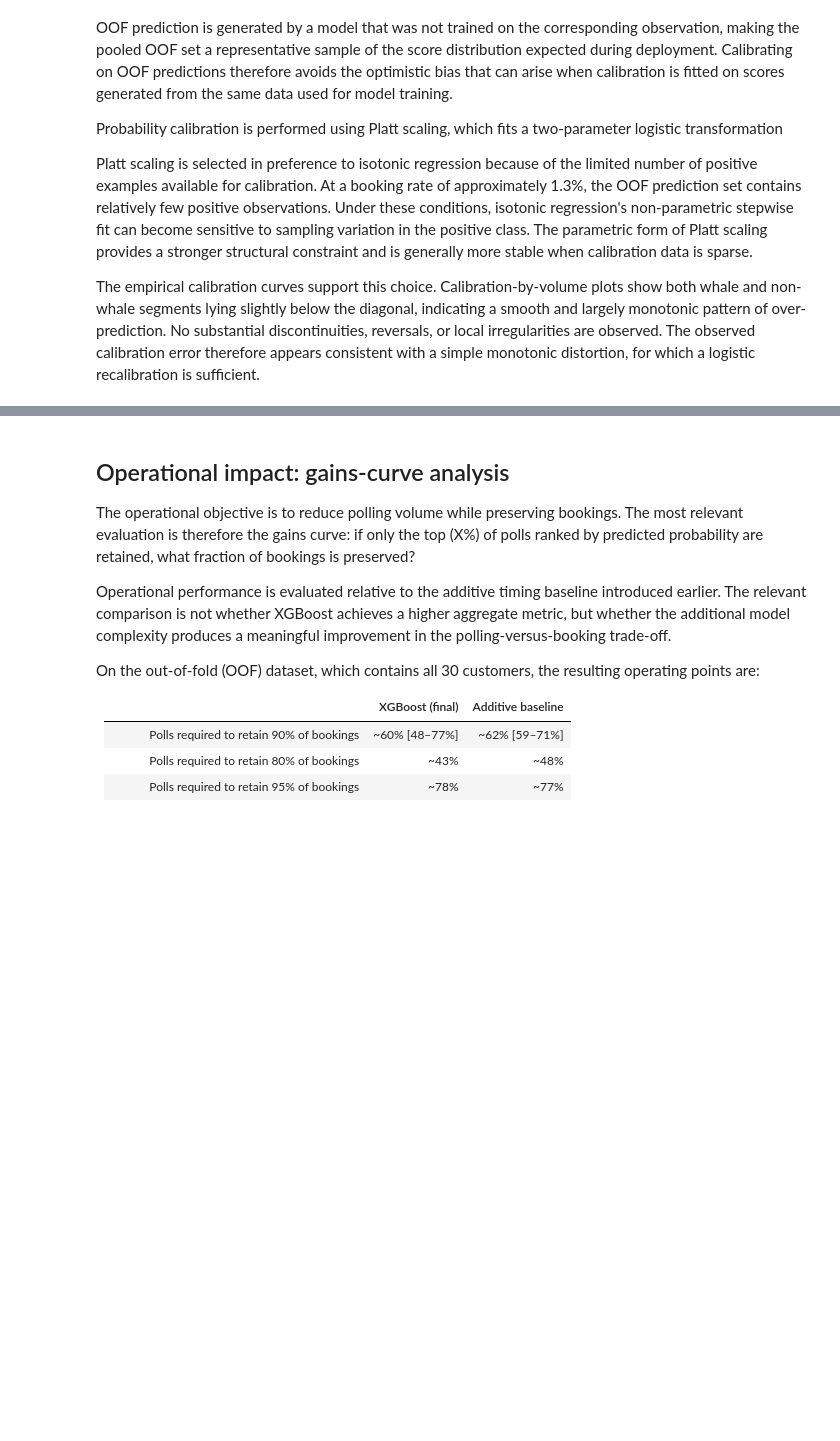
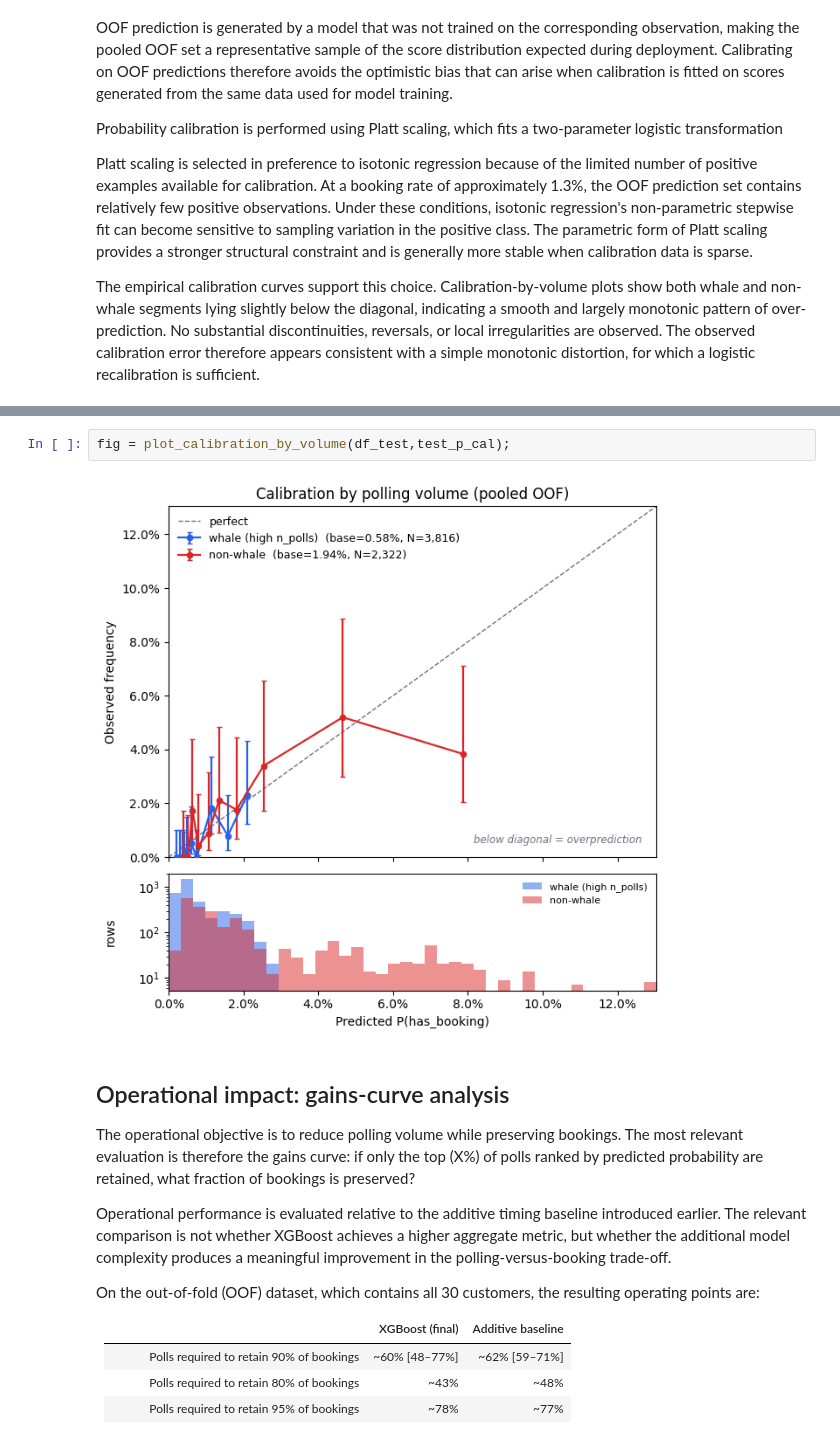
Before and after one commit to jun000111/cdc_ml, a Jupyter notebook: reports/4.01-report.ipynb, the cells around one changed output, grey strips where cells are left out. Cells and saved outputs as stored; diff of their text form; blank space fills up the shorter version.

```diff
--- a/reports/4.01-report.ipynb
+++ b/reports/4.01-report.ipynb
@@ -619,3 +622,7 @@ fig = plot_calibration_by_volume(df_train,p_oof);
+# %%
+fig = plot_calibration_by_volume(df_test,test_p_cal);
+# %% [output]
+[figure, added]
 # %% [markdown]
 ## Operational impact: gains-curve analysis
 
```
Also changed, not shown: parts of 17 cells of this notebook, 16 other files.
